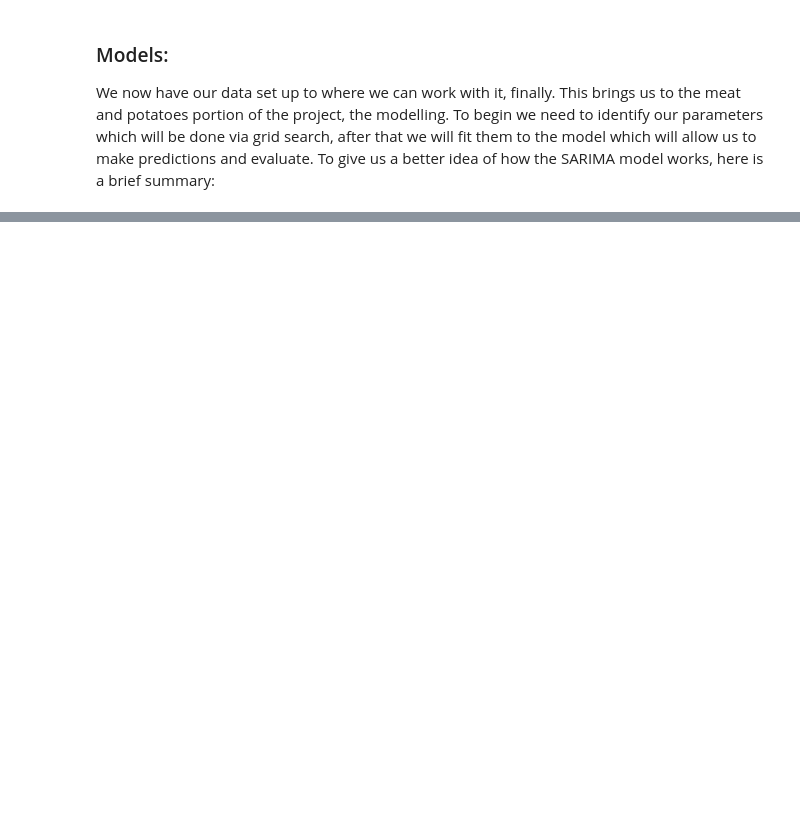
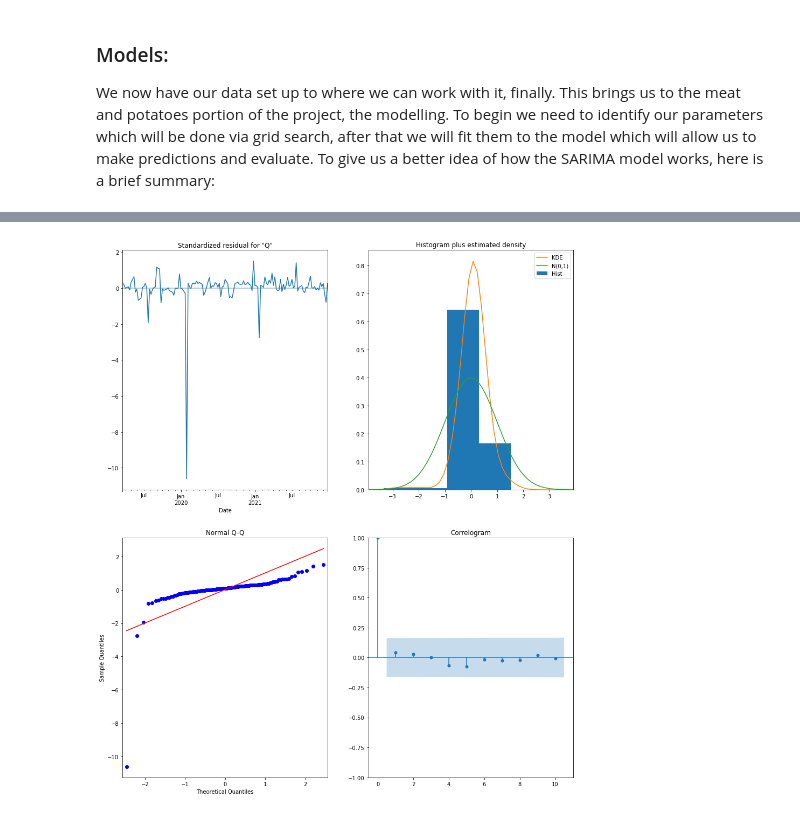
Before and after one commit to DtonesOD1/Capstone, a Jupyter notebook: Capstone.ipynb, the cells around one changed output, grey strips where cells are left out. Cells and saved outputs as stored; diff of their text form; code cells hidden in the pictures; blank space fills up the shorter version.

```diff
--- a/Capstone.ipynb
+++ b/Capstone.ipynb
@@ -1278,0 +1281,11 @@ BIC (Bayesian Information Criterion) is similar to AIC, but it penalizes the mod
+# %%
+# Plug the optimal parameter values into a new SARIMAX model
+ARIMA_MODEL_blk = sm.tsa.statespace.SARIMAX(train_black,
+                                        order=(0,1,1),
+                                        seasonal_order=(0,1,1, 51),
+                                        enforce_invertibility=False)
+
+# Fit the model and print results
+output = ARIMA_MODEL_blk.fit()
+
+print(output.summary().tables[1])
@@ -1278,0 +1300,6 @@ BIC (Bayesian Information Criterion) is similar to AIC, but it penalizes the mod
+# %%
+# Call plot_diagnostics() on the results calculated above
+output.plot_diagnostics(figsize=(15, 18))
+plt.show()
+# %% [output]
+[figure, added]
```
Also changed, not shown: parts of 115 cells of this notebook.
